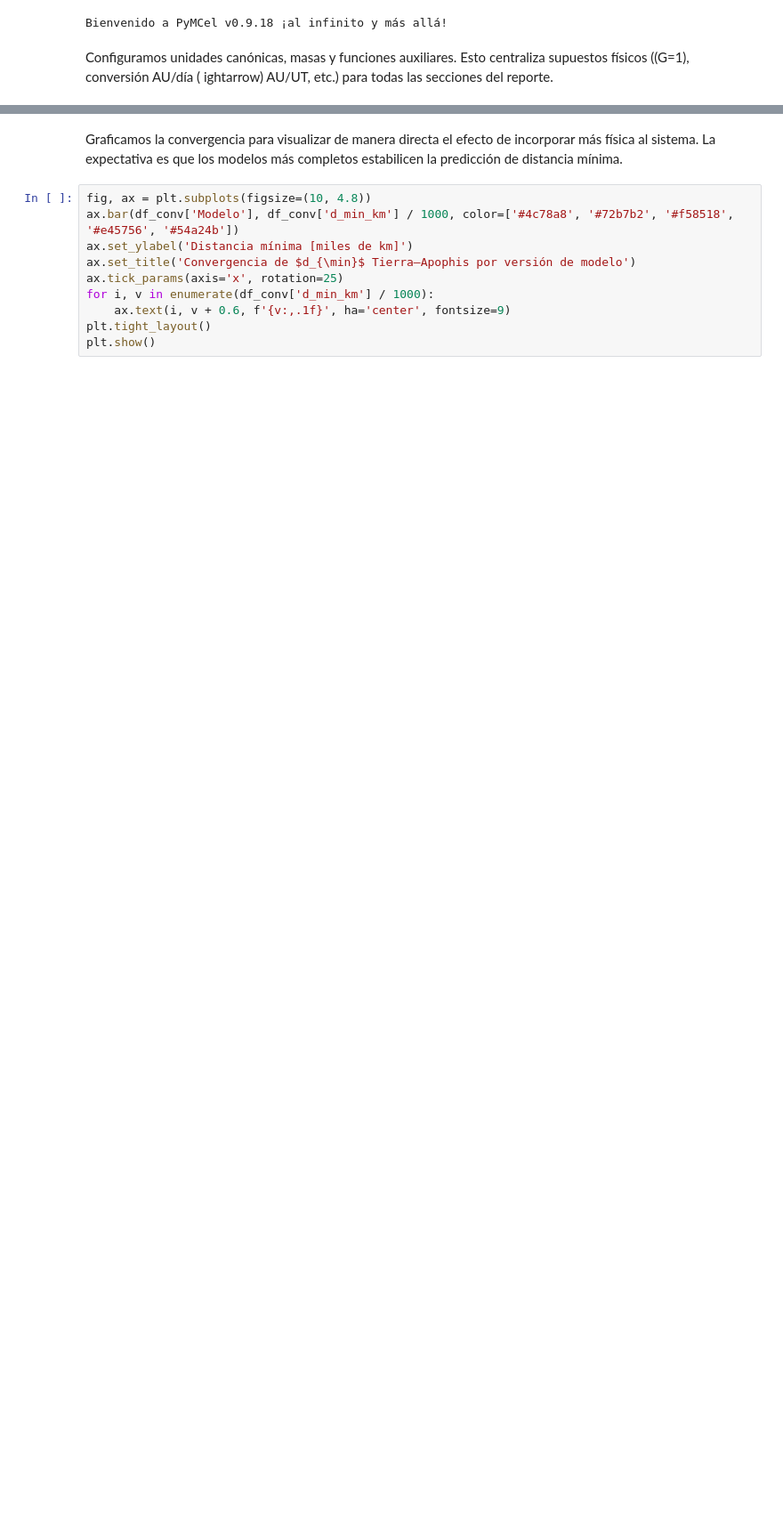
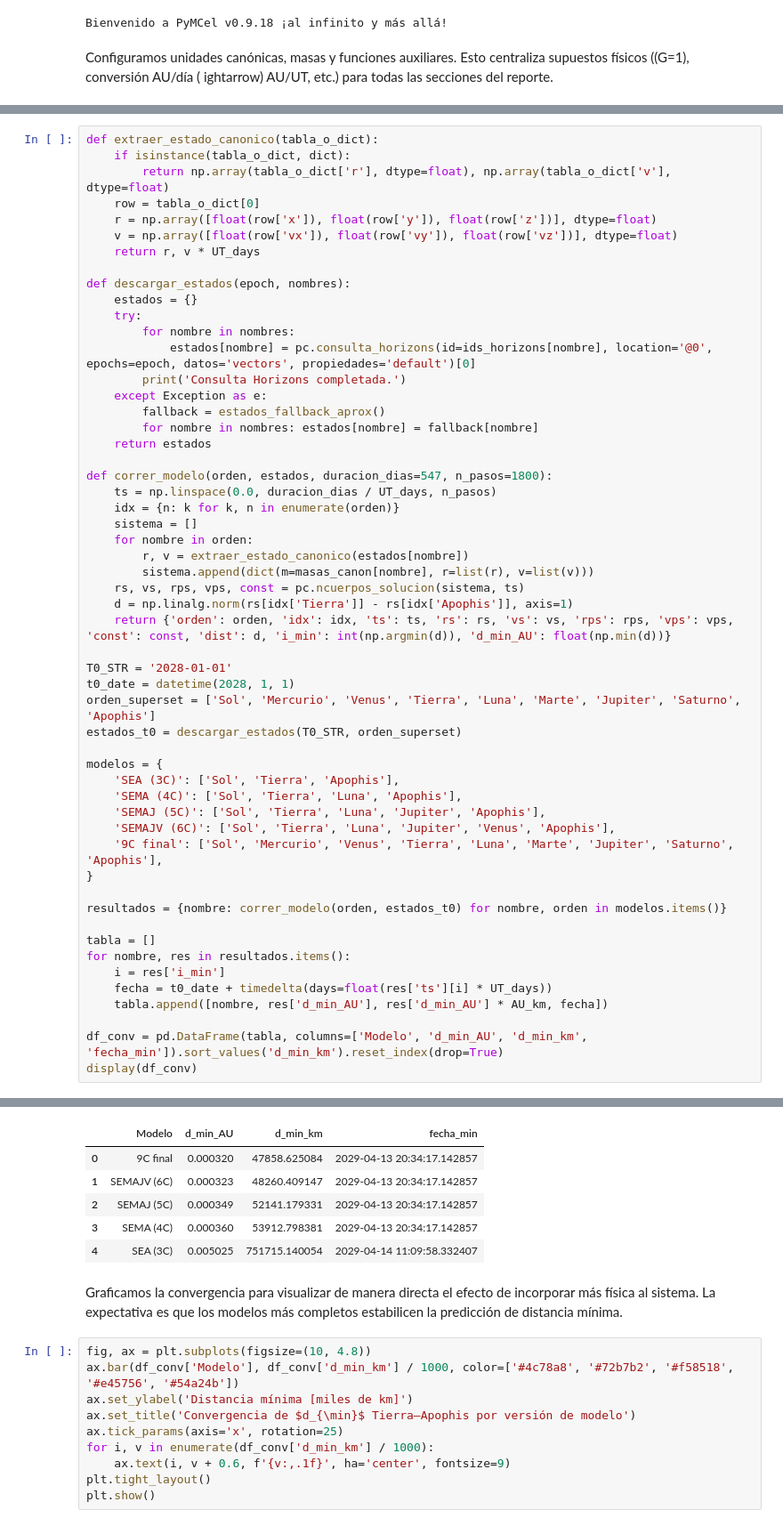
Before and after one commit to meccel-2026-2/Apophis-Asteroid-Project, a Jupyter notebook: main.ipynb, the cells around one changed output, grey strips where cells are left out. Shown at 89% size. Cells and saved outputs as stored; diff of their text form; blank space fills up the shorter version.

Commit message:
Reordenado, primeras revisiones. Se rompen celdas muy largas, se crea tabla de contenidos, se profundiza el detalle de ciertos pasos.

```diff
--- a/main.ipynb
+++ b/main.ipynb
@@ -265,0 +172,55 @@ Consulta Horizons completada correctamente.
+# %%
+def extraer_estado_canonico(tabla_o_dict):
+    if isinstance(tabla_o_dict, dict):
+        return np.array(tabla_o_dict['r'], dtype=float), np.array(tabla_o_dict['v'], dtype=float)
+    row = tabla_o_dict[0]
+    r = np.array([float(row['x']), float(row['y']), float(row['z'])], dtype=float)
+    v = np.array([float(row['vx']), float(row['vy']), float(row['vz'])], dtype=float)
+    return r, v * UT_days
+
+def descargar_estados(epoch, nombres):
+    estados = {}
+    try:
+        for nombre in nombres:
+            estados[nombre] = pc.consulta_horizons(id=ids_horizons[nombre], location='@0', epochs=epoch, datos='vectors', propiedades='default')[0]
+        print('Consulta Horizons completada.')
+    except Exception as e:
+        fallback = estados_fallback_aprox()
+        for nombre in nombres: estados[nombre] = fallback[nombre]
+    return estados
+
+def correr_modelo(orden, estados, duracion_dias=547, n_pasos=1800):
+    ts = np.linspace(0.0, duracion_dias / UT_days, n_pasos)
+    idx = {n: k for k, n in enumerate(orden)}
+    sistema = []
+    for nombre in orden:
+        r, v = extraer_estado_canonico(estados[nombre])
+        sistema.append(dict(m=masas_canon[nombre], r=list(r), v=list(v)))
+    rs, vs, rps, vps, const = pc.ncuerpos_solucion(sistema, ts)
+    d = np.linalg.norm(rs[idx['Tierra']] - rs[idx['Apophis']], axis=1)
+    return {'orden': orden, 'idx': idx, 'ts': ts, 'rs': rs, 'vs': vs, 'rps': rps, 'vps': vps, 'const': const, 'dist': d, 'i_min': int(np.argmin(d)), 'd_min_AU': float(np.min(d))}
+
+T0_STR = '2028-01-01'
+t0_date = datetime(2028, 1, 1)
+orden_superset = ['Sol', 'Mercurio', 'Venus', 'Tierra', 'Luna', 'Marte', 'Jupiter', 'Saturno', 'Apophis']
+estados_t0 = descargar_estados(T0_STR, orden_superset)
+
+modelos = {
+    'SEA (3C)': ['Sol', 'Tierra', 'Apophis'],
+    'SEMA (4C)': ['Sol', 'Tierra', 'Luna', 'Apophis'],
+    'SEMAJ (5C)': ['Sol', 'Tierra', 'Luna', 'Jupiter', 'Apophis'],
+    'SEMAJV (6C)': ['Sol', 'Tierra', 'Luna', 'Jupiter', 'Venus', 'Apophis'],
+    '9C final': ['Sol', 'Mercurio', 'Venus', 'Tierra', 'Luna', 'Marte', 'Jupiter', 'Saturno', 'Apophis'],
+}
+
+resultados = {nombre: correr_modelo(orden, estados_t0) for nombre, orden in modelos.items()}
+
+tabla = []
+for nombre, res in resultados.items():
+    i = res['i_min']
+    fecha = t0_date + timedelta(days=float(res['ts'][i] * UT_days))
+    tabla.append([nombre, res['d_min_AU'], res['d_min_AU'] * AU_km, fecha])
+
+df_conv = pd.DataFrame(tabla, columns=['Modelo', 'd_min_AU', 'd_min_km', 'fecha_min']).sort_values('d_min_km').reset_index(drop=True)
+display(df_conv)
+# %% [output]
@@ -266,3 +228,9 @@ Consulta Horizons completada correctamente.
+|  | Modelo | d_min_AU | d_min_km | fecha_min |
+| 0 | 9C final | 0.000320 | 47858.625084 | 2029-04-13 20:34:17.142857 |
+| 1 | SEMAJV (6C) | 0.000323 | 48260.409147 | 2029-04-13 20:34:17.142857 |
+| 2 | SEMAJ (5C) | 0.000349 | 52141.179331 | 2029-04-13 20:34:17.142857 |
+| 3 | SEMA (4C) | 0.000360 | 53912.798381 | 2029-04-13 20:34:17.142857 |
+| 4 | SEA (3C) | 0.005025 | 751715.140054 | 2029-04-14 11:09:58.332407 |
 # %% [markdown]
 Graficamos la convergencia para visualizar de manera directa el efecto de incorporar más física al sistema. La expectativa es que los modelos más completos estabilicen la predicción de distancia mínima.
 # %%
```
Also changed, not shown: parts of 28 cells of this notebook.
